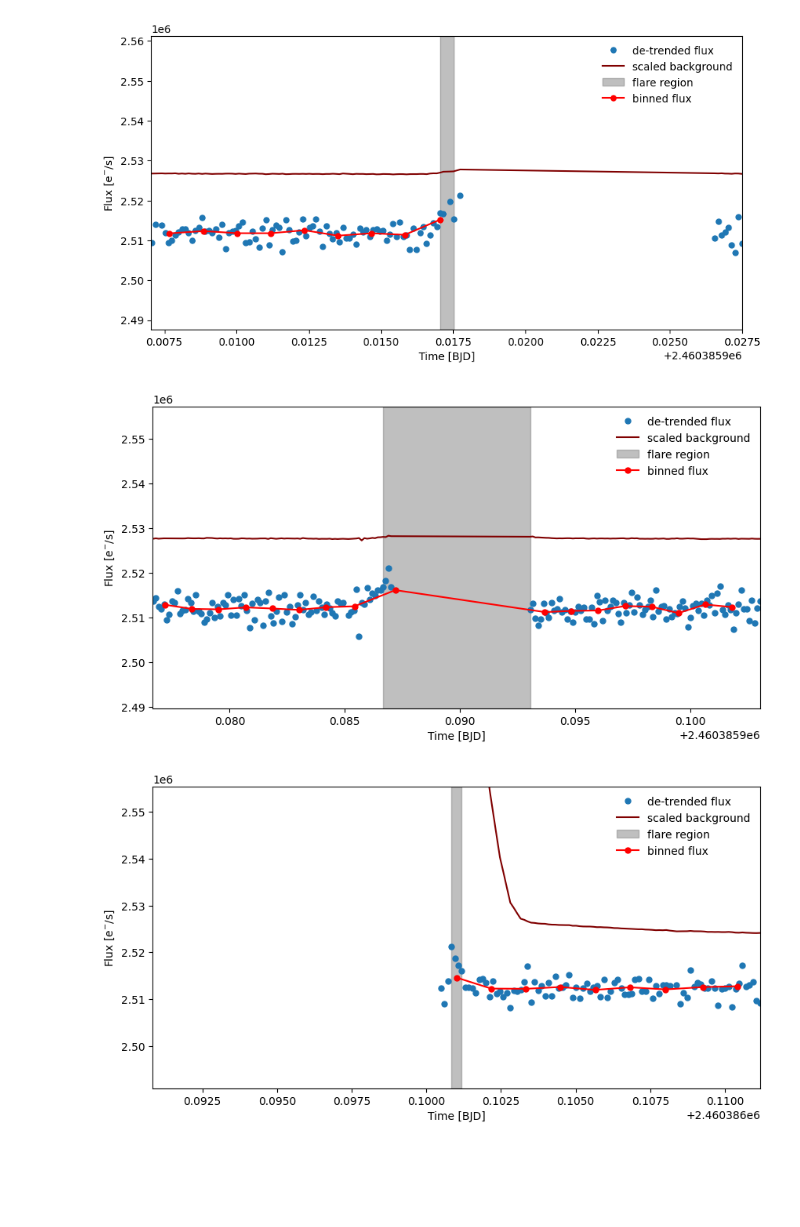
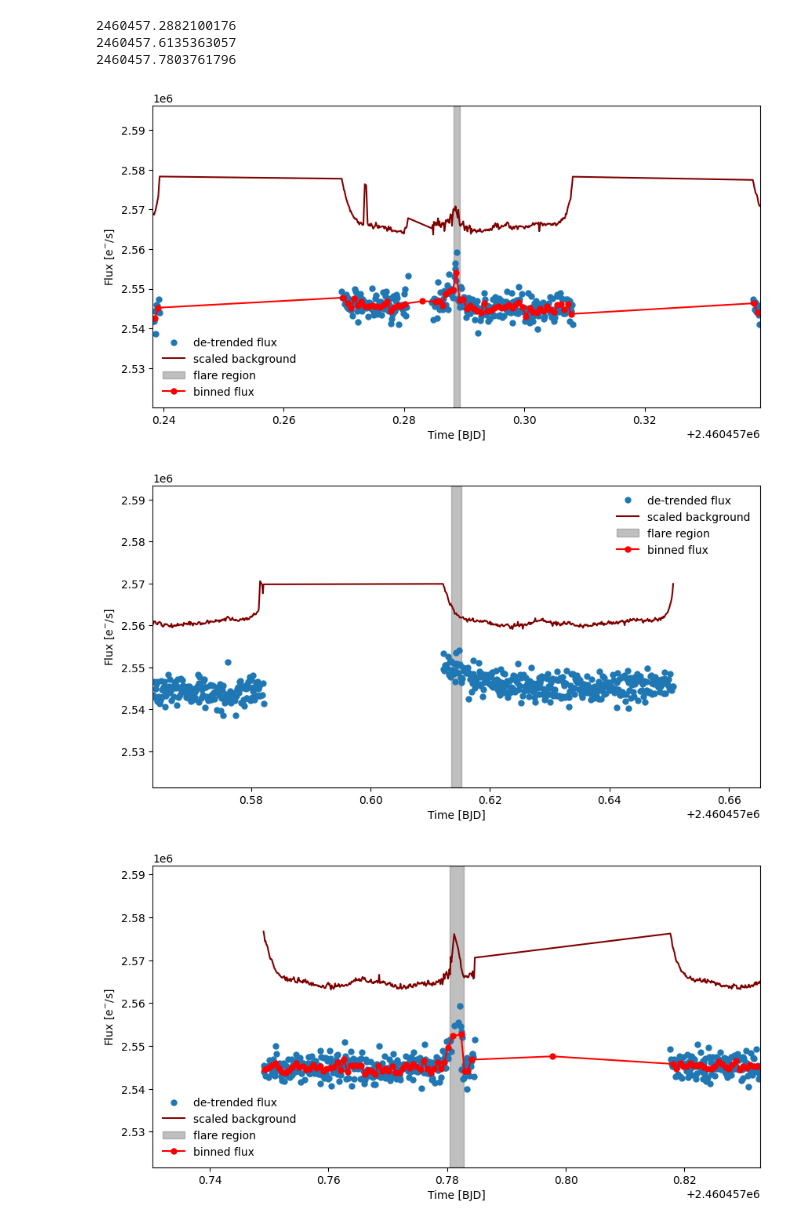
Before and after one commit to ekaterinailin/hip67522-spi, a Jupyter notebook: find_flare_candidates.ipynb, the cells around one changed output. Cells and saved outputs as stored; diff of their text form; code cells hidden in the pictures; blank space fills up the shorter version.

Commit message:
double checking flares and planet c

```diff
--- a/find_flare_candidates.ipynb
+++ b/find_flare_candidates.ipynb
@@ -44,0 +24,32 @@ See https://numpy.org/devdocs/release/1.25.0-notes.html and the docs for more in
+# %%
+file = files[20]
+
+location = f"../data/hip67522/CHEOPS-products-{file}/Outdata/00000/{file}_detrended_lc.csv"
+mask_location = f"../data/hip67522/CHEOPS-products-{file}/Outdata/00000/{file}_mask.txt"
+
+df = pd.read_csv(location)
+
+numbin = 3
+
+end = df.shape[0] % numbin
+if end != 0:
+    df = df.iloc[:-end]
+# bin the data 3 data points at a time
+df1 = df.iloc[::numbin]
+df2 = df.iloc[1::numbin]
+df3 = df.iloc[2::numbin]
+# df4 = df.iloc[3::numbin]
+#   + df4.values
+dfnew = pd.DataFrame((df1.values + df2.values + df3.values)/numbin, columns=["time", "flux", "flux_err", "roll", "dT", "flag", "bg", "xc", "yc"])
+
+
+
+# FIND FLARES WITH ALTAIPONY ----------------------------------------------------
+
+# define flare light curve
+flc = FlareLightCurve(time = dfnew.time, flux = dfnew.flux, flux_err=np.std(dfnew.flux))
+flc.detrended_flux = dfnew.flux
+flc.detrended_flux_err = np.std(dfnew.flux)
+
+# find flares
+flares = flc.find_flares(N1=2.5, N2=1.5, N3=3).flares
@@ -49,45 +66,51 @@ for i, row in flares.iterrows():
 
     plt.figure(figsize=(10, 5))
 
+    window = 0.05
 
-    flare_m = (df.time > (row.tstart - 0.01)) & (df.time < (row.tstop + 0.01))
+    flare_m = (df.time > (row.tstart - window)) & (df.time < (row.tstop + window))
 
+    print(row.tstart)
     tflare = df.time[flare_m].values
     fflare = df.flux[flare_m].values
+
     bgflare = df.bg[flare_m].values
     rangetflare = np.max(fflare) - np.min(fflare)
 
-    bgflare = (bgflare - np.median(bgflare))*rangetflare/40 + np.median(df.flux) + rangetflare
+    bgflare = (bgflare - np.median(bgflare))*rangetflare/10 + np.median(df.flux) + rangetflare
 
     plt.plot(tflare, fflare, ".", markersize=10, label="de-trended flux")
     plt.plot(tflare, bgflare, color="maroon", label="scaled background")
 
     # now bin the data
-    binsize = 10
+    binsize = 5
 
     index = tflare.shape[0] % binsize
 
     # drop the last few data points
     t1 = tflare[:-index]
     f1 = fflare[:-index]
 
     binned_t = np.mean(t1.reshape(-1, binsize), axis=1)
     binned_f = np.mean(f1.reshape(-1, binsize), axis=1)
 
 
     # shade the region of the flare
     plt.axvspan(row.tstart, row.tstop, alpha=0.5, color="grey", label="flare region")
 
     plt.plot(binned_t, binned_f, ".-", markersize=10, color="red", label="binned flux")
     plt.xlabel(time_label)
     plt.ylabel(flux_label)
     plt.legend(frameon=False)
-    plt.xlim(row.tstart - 0.01, row.tstop + 0.01)
+    plt.xlim(row.tstart - window, row.tstop + window)
     plt.ylim(np.median(fflare) - 10*np.std(fflare), np.median(fflare) + 20*np.std(fflare))
 # %% [output]
+2460457.2882100176
+2460457.6135363057
+2460457.7803761796
-[figure, old version]
+[figure, new version]
-[figure, old version]
+[figure, new version]
-[figure, old version]
+[figure, new version]
 # %%
 from astropy.io import fits
 
```
Also changed, not shown: parts of 8 cells of this notebook, 6 other files.
